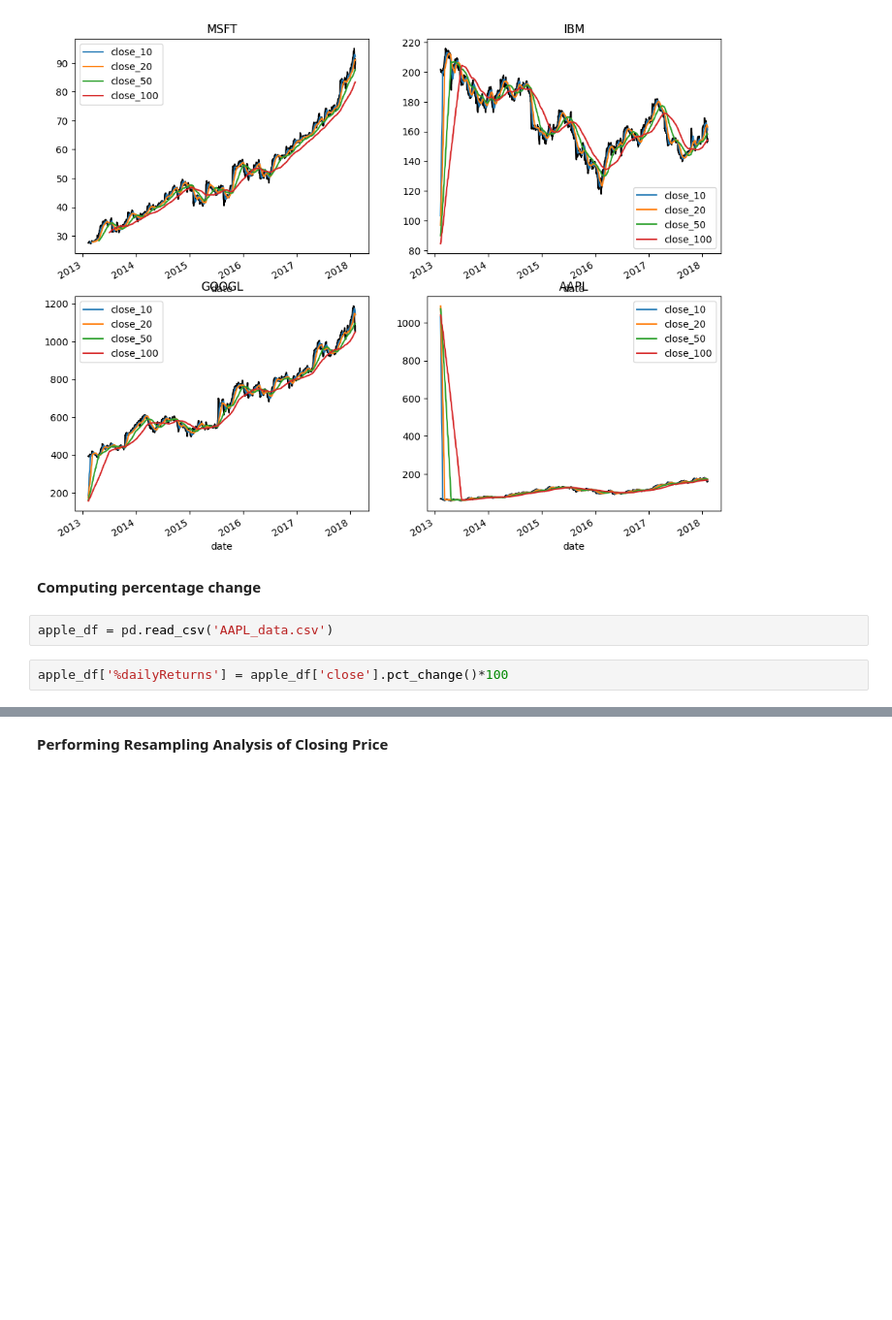
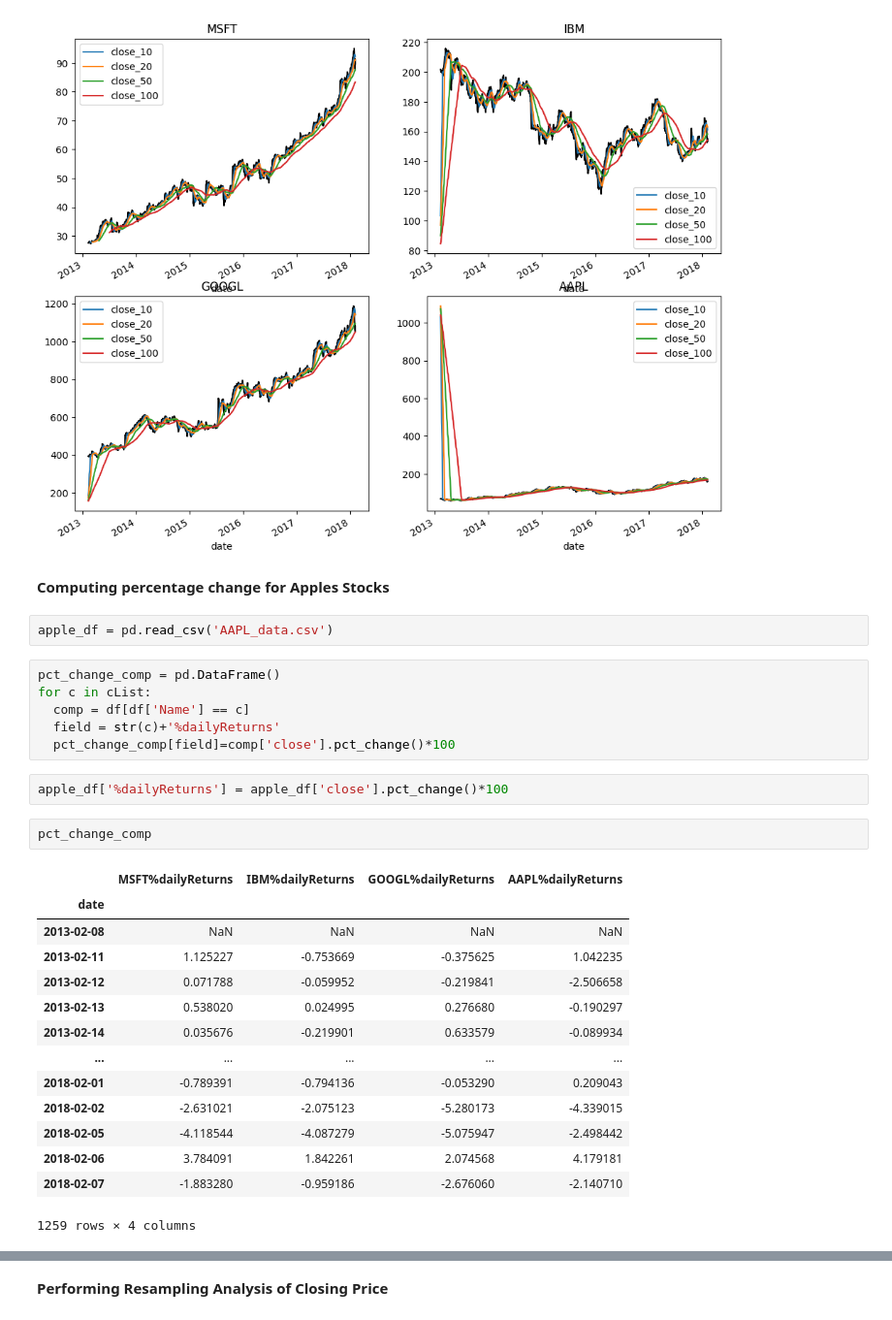
Before and after one commit to SMKProj/StocksDataAnalysis, a Jupyter notebook: StocksDataAnalysis.ipynb, the cells around one changed output, grey strips where cells are left out. Shown at 97% size. Saved outputs shown, nothing was run; the diff lists cells and outputs as text; blank space fills up the shorter version.

```diff
--- a/StocksDataAnalysis.ipynb
+++ b/StocksDataAnalysis.ipynb
@@ -110,9 +110,32 @@ for index,company in enumerate(cList,1):
 # %% [output]
 [figure]
 # %% [markdown]
-**Computing percentage change**
+**Computing percentage change for Apples Stocks**
 # %%
 apple_df = pd.read_csv('AAPL_data.csv')
+# %%
+pct_change_comp = pd.DataFrame()
+for c in cList:
+  comp = df[df['Name'] == c]
+  field = str(c)+'%dailyReturns'
+  pct_change_comp[field]=comp['close'].pct_change()*100
 # %%
 apple_df['%dailyReturns'] = apple_df['close'].pct_change()*100
+# %%
+pct_change_comp
+# %% [output]
+|  | MSFT%dailyReturns | IBM%dailyReturns | GOOGL%dailyReturns | AAPL%dailyReturns |
+| date |  |  |  |  |
+| 2013-02-08 | NaN | NaN | NaN | NaN |
+| 2013-02-11 | 1.125227 | -0.753669 | -0.375625 | 1.042235 |
+| 2013-02-12 | 0.071788 | -0.059952 | -0.219841 | -2.506658 |
+| 2013-02-13 | 0.538020 | 0.024995 | 0.276680 | -0.190297 |
+| 2013-02-14 | 0.035676 | -0.219901 | 0.633579 | -0.089934 |
+| ... | ... | ... | ... | ... |
+| 2018-02-01 | -0.789391 | -0.794136 | -0.053290 | 0.209043 |
+| 2018-02-02 | -2.631021 | -2.075123 | -5.280173 | -4.339015 |
+| 2018-02-05 | -4.118544 | -4.087279 | -5.075947 | -2.498442 |
+| 2018-02-06 | 3.784091 | 1.842261 | 2.074568 | 4.179181 |
+| 2018-02-07 | -1.883280 | -0.959186 | -2.676060 | -2.140710 |
+1259 rows × 4 columns
 # %%
```
Also changed, not shown: parts of 5 cells of this notebook.
